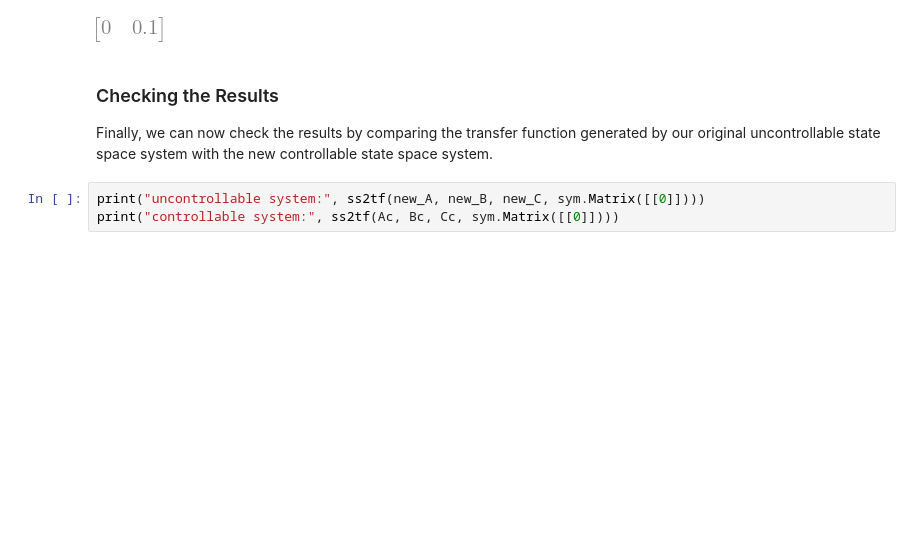
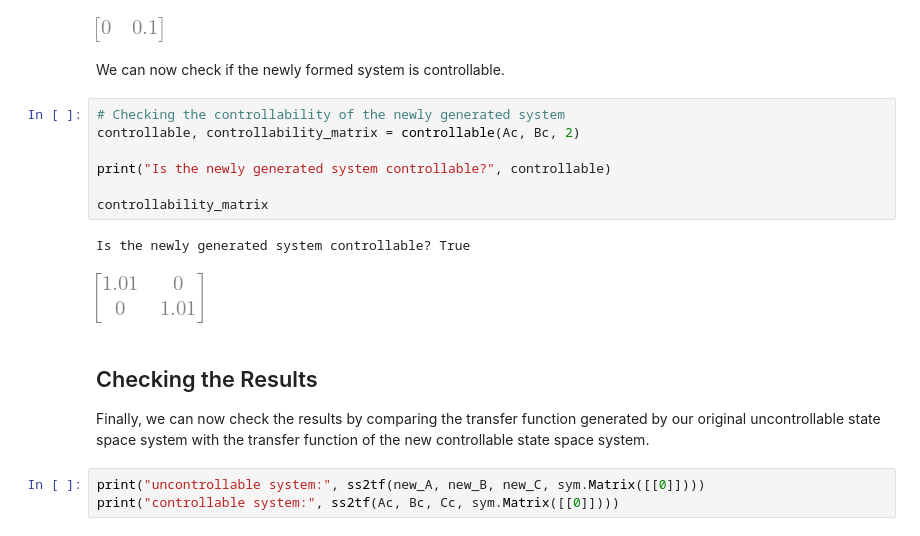
Before and after one commit to warlock31415/Linear-Controls-Project, a Jupyter notebook: jupyter/Project.ipynb, the cells around one changed output. Drawn from its saved outputs; the diff is of its cells as text; blank space fills up the shorter version.

```diff
--- a/jupyter/Project.ipynb
+++ b/jupyter/Project.ipynb
@@ -392,11 +470,22 @@ Cc
 # %% [output]
 Cc:
 [figure]
+# %% [markdown]
+We can now check if the newly formed system is controllable.
+# %%
+# Checking the controllability of the newly generated system
+controllable, controllability_matrix = controllable(Ac, Bc, 2)
+
+print("Is the newly generated system controllable?", controllable)
+
+controllability_matrix
+# %% [output]
+Is the newly generated system controllable? True
+[figure, added]
 # %% [markdown]
-### Checking the Results
+## Checking the Results
 
-Finally, we can now check the results by comparing the transfer function generated by our original uncontrollable state space system with the new controllable state
-space system.
+Finally, we can now check the results by comparing the transfer function generated by our original uncontrollable state space system with the transfer function of the new controllable state space system.
 # %%
 print("uncontrollable system:", ss2tf(new_A, new_B, new_C, sym.Matrix([[0]])))
 print("controllable system:", ss2tf(Ac, Bc, Cc, sym.Matrix([[0]])))
```
Also changed, not shown: parts of 54 cells of this notebook, 14 other files.
